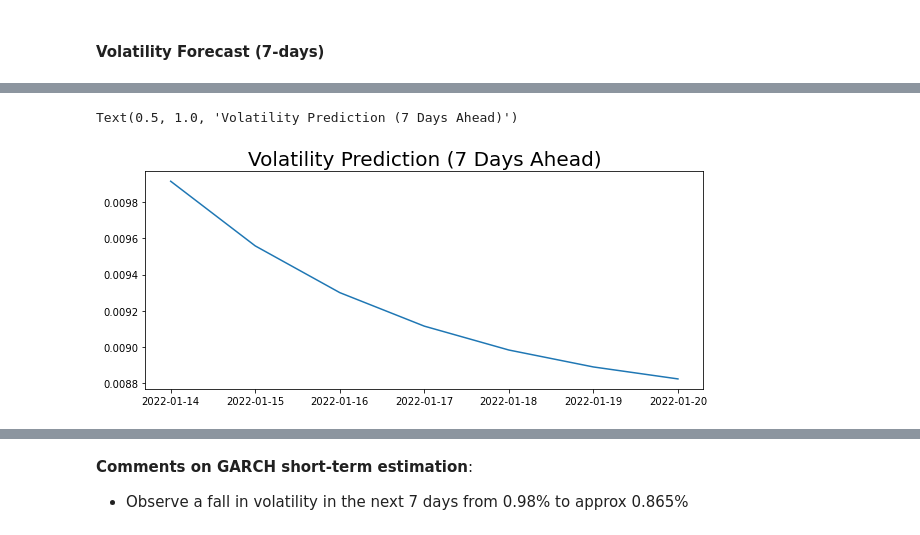
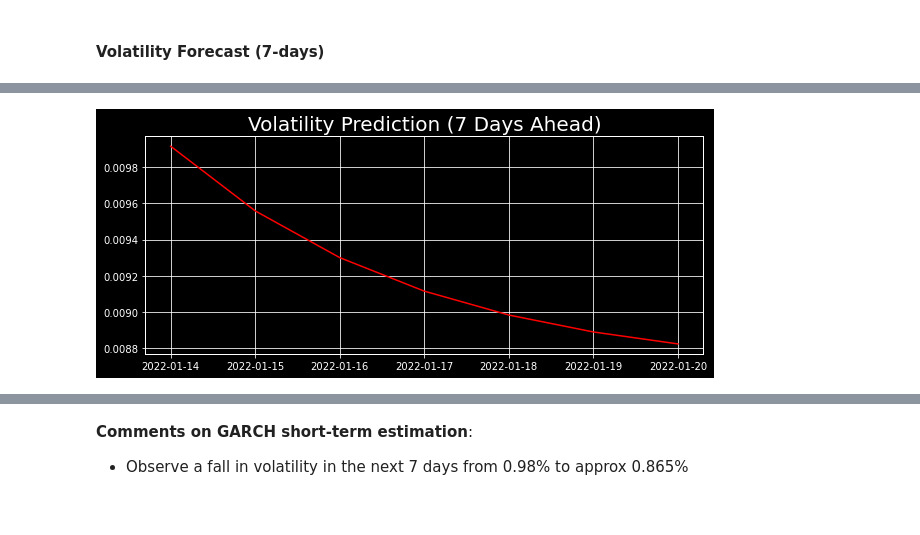
Before and after one commit to jaydenreu/GARCH-Modeling, a Jupyter notebook: GARCH3.ipynb, the cells around one changed output, grey strips where cells are left out. Drawn from its saved outputs; the diff is of its cells as text; code cells hidden in the pictures.

```diff
--- a/GARCH3.ipynb
+++ b/GARCH3.ipynb
@@ -259,9 +285,10 @@ rolling_pred = pd.Series(rolling_pred, index=log_ret.index[-252:])
 # %%
 # Plotting volatility predictions against actual returns
 plt.figure(figsize=(15,8))
+plt.style.use('dark_background')
 preds, = plt.plot(rolling_pred, color='red')
-true, = plt.plot(log_ret['Close'][-252:])
+true, = plt.plot(log_ret['Close'][-252:], color='green')
 plt.title('Volatility Predictions', fontsize=25)
-plt.legend(['Predicted Volatility', 'True Returns'], fontsize=20)
+plt.legend(['Predicted Volatility', 'True Returns'], fontsize=15)
 # %% [output]
 <matplotlib.legend.Legend at 0x...>
@@ -286,8 +332,9 @@ pred = pd.Series(np.sqrt(pred.variance.values[-1,:]), index=future_dates)
 # %%
 # Plotting projected volatilities over the next 7 days
 plt.figure(figsize=(10,4))
-plt.plot(pred)
+plt.style.use('dark_background')
+plt.plot(pred, color='red')
 plt.title('Volatility Prediction (7 Days Ahead)', fontsize=20)
+plt.savefig('vol_pred.png')
 # %% [output]
-Text(0.5, 1.0, 'Volatility Prediction (7 Days Ahead)')
-[figure, old version]
+[figure, new version]
```
Also changed, not shown: parts of 9 cells of this notebook.
